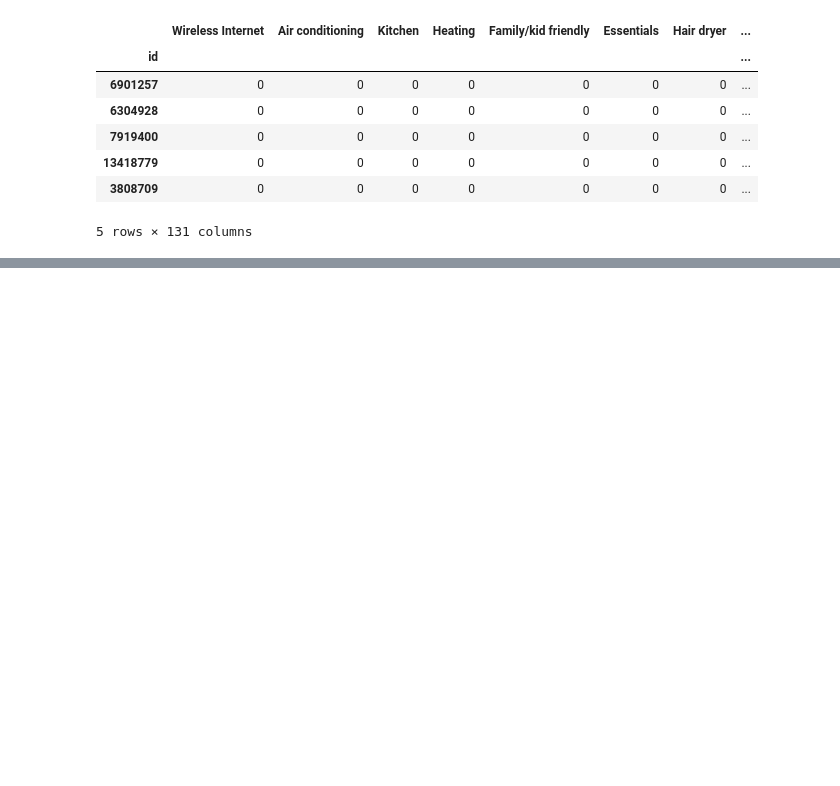
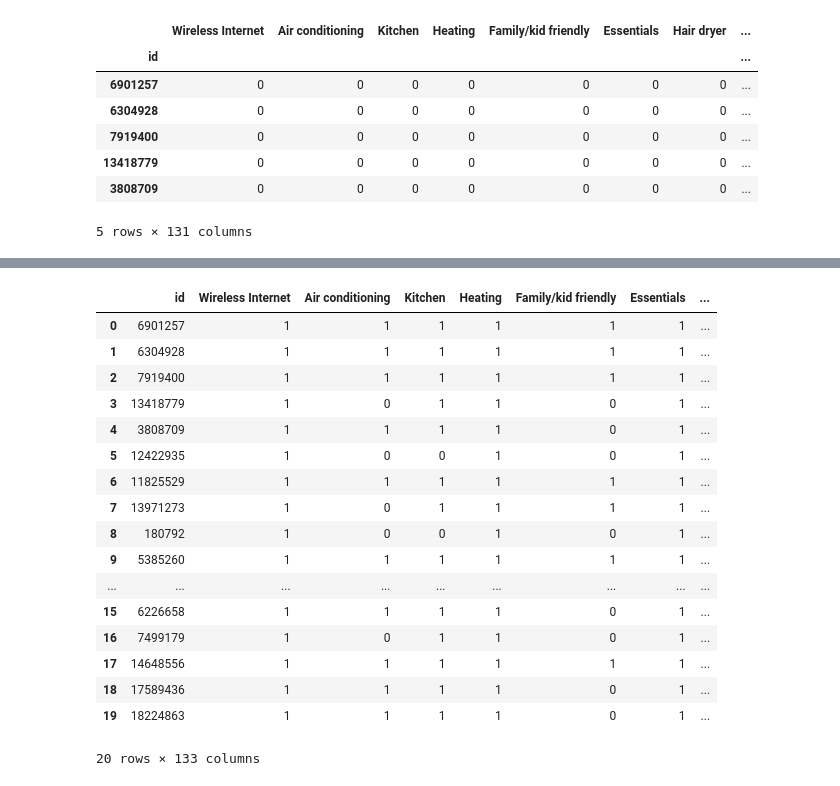
Before and after one commit to jmychalchyk/Group_4_Project_1, a Jupyter notebook: Jeff.ipynb, the cells around one changed output, grey strips where cells are left out. Saved outputs shown, nothing was run; the diff lists cells and outputs as text; code cells hidden in the pictures; blank space fills up the shorter version.

```diff
--- a/Jeff.ipynb
+++ b/Jeff.ipynb
@@ -23,8 +22,9 @@ dfnew.head()
 # %%
+
 #Creates a unique list of amenities
 lst = []
-for x in df["id"].index:
-    newdf = str(df['amenities'][x].replace('{',"").replace('}',"").replace('"','')).split(',')
-    for each in newdf:
+for x in df2col.index:
+    dfclean = str(df2col['amenities'][x].replace('{',"").replace('}',"").replace('"','')).split(',')
+    for each in dfclean:
         lst.append(each)
-ds = pd.Series(lst).unique()
+dscols = pd.Series(lst).unique()
@@ -31,10 +51,10 @@ ds = pd.Series(lst).unique()
 # %%
 #Creates an empty dataframe to fill
-index = df['id']
-columns = ds
-testdf = pd.DataFrame(index=index, columns=columns)
-testdf = testdf.fillna(0) # with 0s rather than NaNs
-testdf.head(5)
+index = df2col['id']
+columns = dscols
+emptydf = pd.DataFrame(index=index, columns=columns)
+emptydf = emptydf.fillna(0) # with 0s rather than NaNs
+emptydf.head(5)
 # %% [output]
 |  | Wireless Internet | Air conditioning | Kitchen | Heating | Family/kid friendly | Essentials | Hair dryer | ... |
 | id |  |  |  |  |  |  |  | ... |
@@ -58,0 +67,4 @@ KeyError: False
+# %%
+
+combined = pd.merge(emptydf,df2col, on='id')
+combined.head()
@@ -58,0 +79,34 @@ KeyError: False
+# %%
+templst=[]
+for idx in combined.index:
+    clean2 = str(combined['amenities'][idx].replace('{',"").replace('}',"").replace('"','')).split(',') # fix the messed up data
+    del templst[:] #Empty the list and repopulate
+    for amenity in clean2:
+        templst.append(amenity)
+    for each in templst: #'Wireless Internet'
+        for colno in range(132): #loop length of columns
+            if each == combined.columns[colno]: #If 'Wireless Internet' is the name of the column, put 1
+                #print(f'each = {each} : colname = {combined.columns[colno]}: colno = {colno}  : idx = {idx}')
+                combined.iloc[idx,colno] = 1
+    #break
+# %%
+combined.head(20)
+# %% [output]
+|  | id | Wireless Internet | Air conditioning | Kitchen | Heating | Family/kid friendly | Essentials | ... |
+| 0 | 6901257 | 1 | 1 | 1 | 1 | 1 | 1 | ... |
+| 1 | 6304928 | 1 | 1 | 1 | 1 | 1 | 1 | ... |
+| 2 | 7919400 | 1 | 1 | 1 | 1 | 1 | 1 | ... |
+| 3 | 13418779 | 1 | 0 | 1 | 1 | 0 | 1 | ... |
+| 4 | 3808709 | 1 | 1 | 1 | 1 | 0 | 1 | ... |
+| 5 | 12422935 | 1 | 0 | 0 | 1 | 0 | 1 | ... |
+| 6 | 11825529 | 1 | 1 | 1 | 1 | 1 | 1 | ... |
+| 7 | 13971273 | 1 | 0 | 1 | 1 | 1 | 1 | ... |
+| 8 | 180792 | 1 | 0 | 0 | 1 | 0 | 1 | ... |
+| 9 | 5385260 | 1 | 1 | 1 | 1 | 1 | 1 | ... |
+| ... | ... | ... | ... | ... | ... | ... | ... | ... |
+| 15 | 6226658 | 1 | 1 | 1 | 1 | 0 | 1 | ... |
+| 16 | 7499179 | 1 | 0 | 1 | 1 | 0 | 1 | ... |
+| 17 | 14648556 | 1 | 1 | 1 | 1 | 1 | 1 | ... |
+| 18 | 17589436 | 1 | 1 | 1 | 1 | 0 | 1 | ... |
+| 19 | 18224863 | 1 | 1 | 1 | 1 | 0 | 1 | ... |
+20 rows × 133 columns
```
Also changed, not shown: parts of 7 cells of this notebook, 1 other file.
